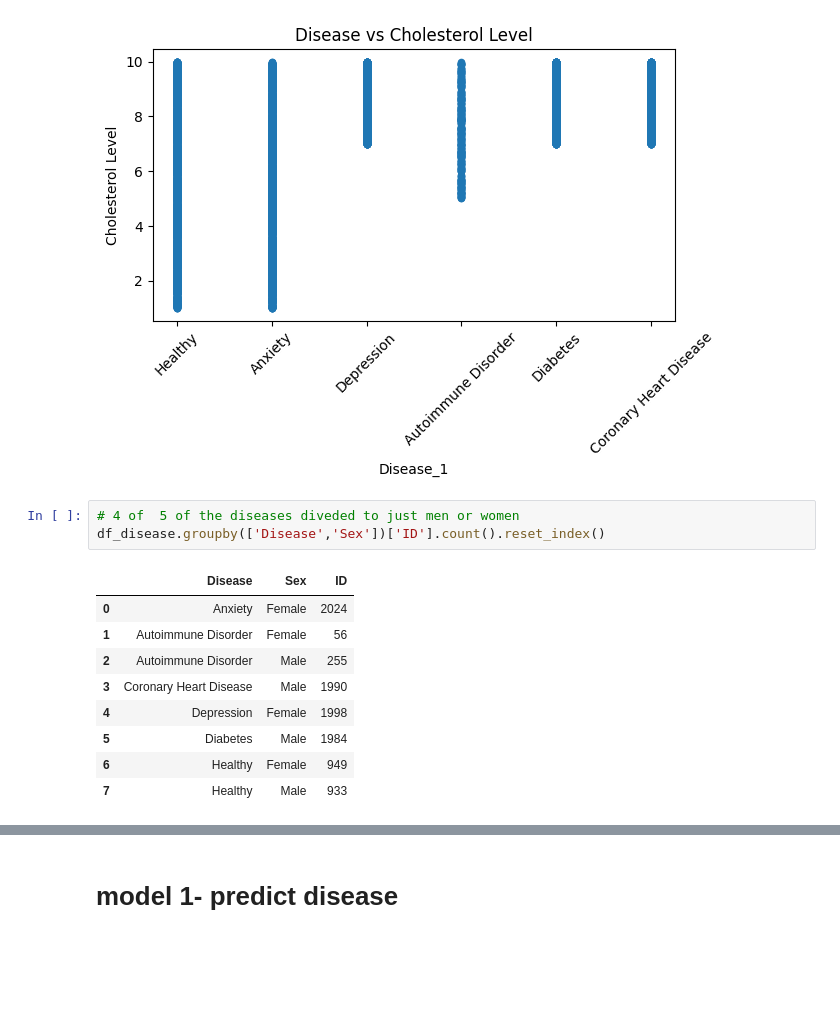
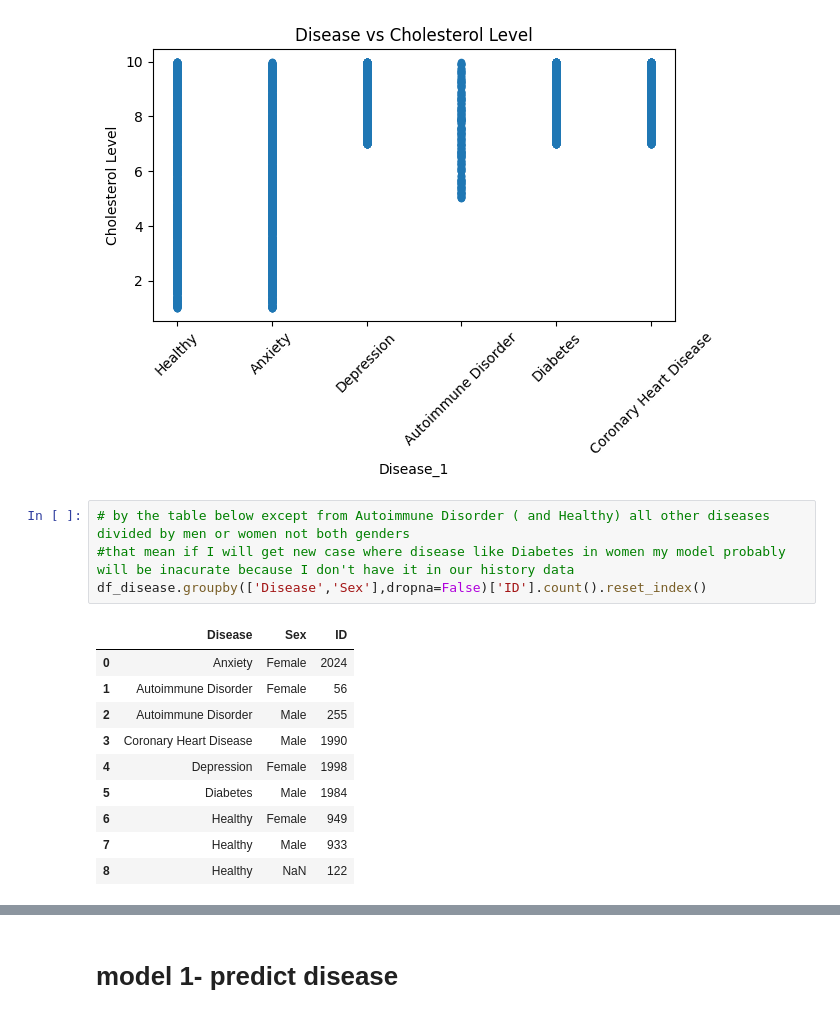
Before and after one commit to itayBactizan/Clalit, a Jupyter notebook: app/DiseaseDetection.ipynb, the cells around one changed output, grey strips where cells are left out. Drawn from its saved outputs; the diff is of its cells as text; blank space fills up the shorter version.

```diff
--- a/app/DiseaseDetection.ipynb
+++ b/app/DiseaseDetection.ipynb
@@ -263,16 +275,18 @@ plt.show()
 # %% [output]
 [figure]
 # %%
-# 4 of  5 of the diseases diveded to just men or women
-df_disease.groupby(['Disease','Sex'])['ID'].count().reset_index()
+# by the table below except from Autoimmune Disorder ( and Healthy) all other diseases divided by men or women not both genders
+#that mean if I will get new case where disease like Diabetes in women my model probably will be inacurate because I don't have it in our history data
+df_disease.groupby(['Disease','Sex'],dropna=False)['ID'].count().reset_index()
 # %% [output]
 |  | Disease | Sex | ID |
 | 0 | Anxiety | Female | 2024 |
 | 1 | Autoimmune Disorder | Female | 56 |
 | 2 | Autoimmune Disorder | Male | 255 |
 | 3 | Coronary Heart Disease | Male | 1990 |
 | 4 | Depression | Female | 1998 |
 | 5 | Diabetes | Male | 1984 |
 | 6 | Healthy | Female | 949 |
 | 7 | Healthy | Male | 933 |
+| 8 | Healthy | NaN | 122 |
 # %%
```
Also changed, not shown: parts of 67 cells of this notebook, 1 other file.
